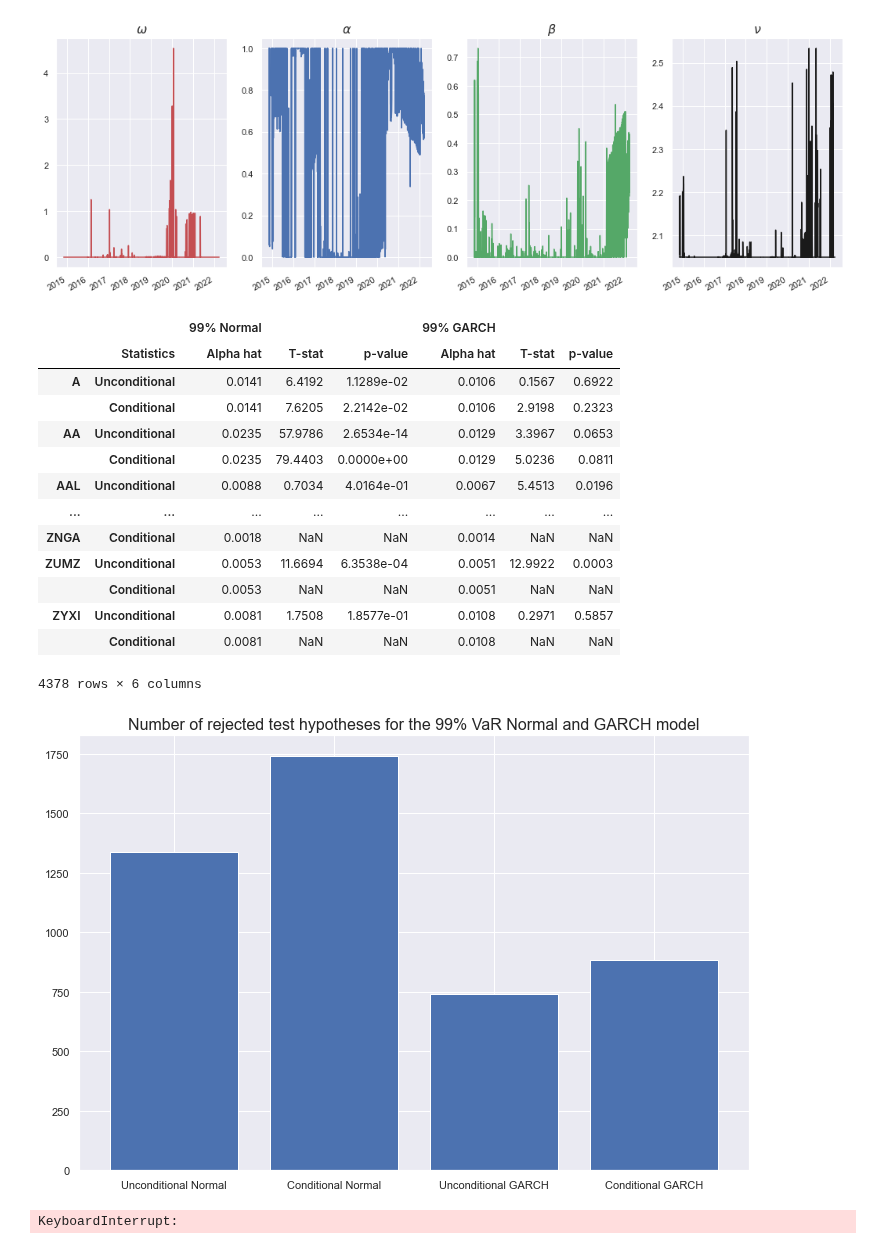
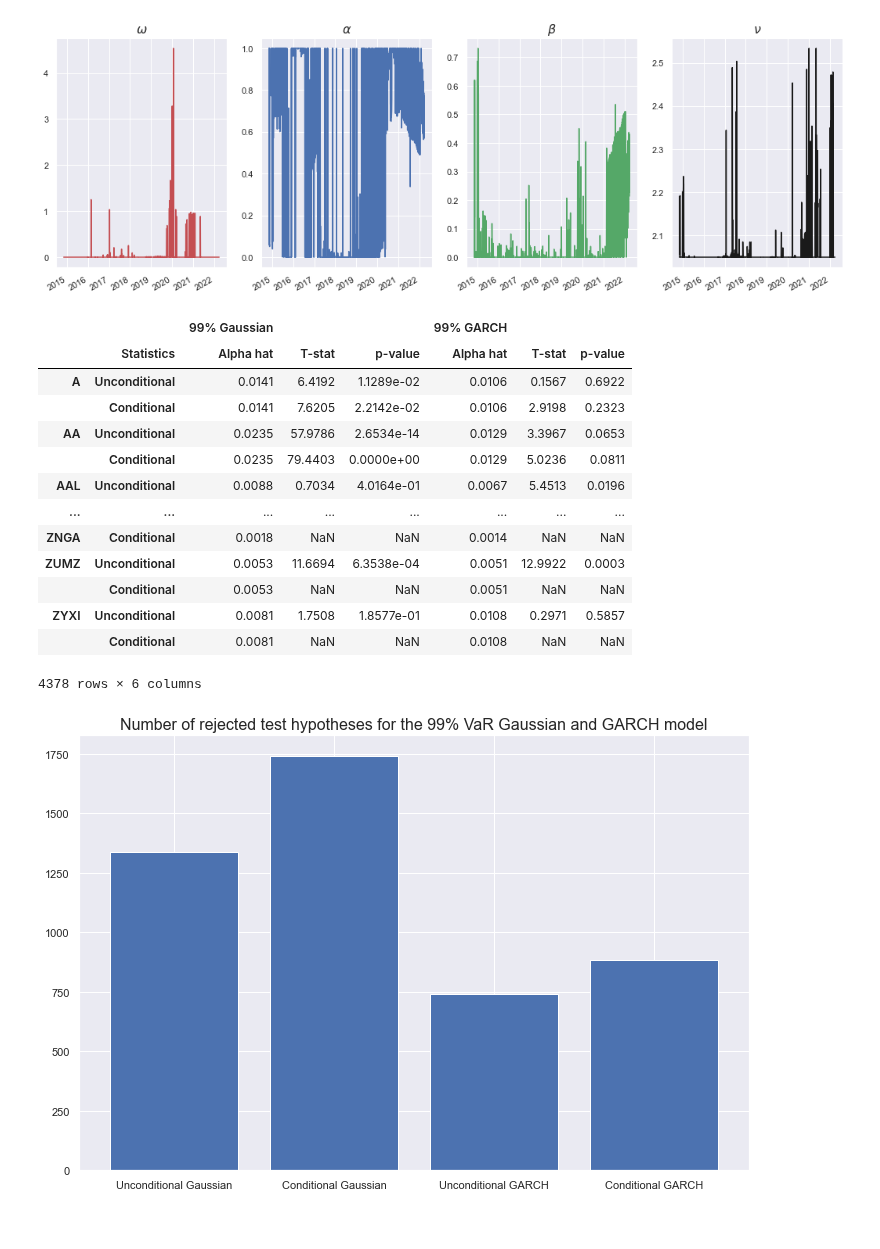
Before and after one commit to EdgyPanda/Python-Projects, a Jupyter notebook: VaR-Investigation/VaR Investigation.ipynb, the cells around one changed output. Cells and saved outputs as stored; diff of their text form; code cells hidden in the pictures.

```diff
--- a/VaR-Investigation/VaR Investigation.ipynb
+++ b/VaR-Investigation/VaR Investigation.ipynb
@@ -746,11 +760,11 @@ UncondAndCond_Coverage_GARCH99 = pd.concat([pd.DataFrame(v) for k, v in tempGARC
 UncondAndCond_Coverage_Normal99 = pd.concat([pd.DataFrame(v) for k, v in tempNormal99.items()], axis = 0, join = 'outer', keys = list(tempNormal99.keys()))
 
 UncondAndCond_Coverage = pd.concat([UncondAndCond_Coverage_Normal99, UncondAndCond_Coverage_GARCH99], axis = 1)
-UncondAndCond_Coverage.columns = pd.MultiIndex.from_product([ ["99% Normal", "99% GARCH"], ["Alpha hat","T-stat", "p-value"]], names = [" ", "Statistics"])
+UncondAndCond_Coverage.columns = pd.MultiIndex.from_product([ ["99% Gaussian", "99% GARCH"], ["Alpha hat","T-stat", "p-value"]], names = [" ", "Statistics"])
 # %%
 UncondAndCond_Coverage
 # %% [output]
-|  |  | 99% Normal |  |  | 99% GARCH |  |  |
+|  |  | 99% Gaussian |  |  | 99% GARCH |  |  |
 |  | Statistics | Alpha hat | T-stat | p-value | Alpha hat | T-stat | p-value |
 | A | Unconditional | 0.0141 | 6.4192 | 1.1289e-02 | 0.0106 | 0.1567 | 0.6922 |
 |  | Conditional | 0.0141 | 7.6205 | 2.2142e-02 | 0.0106 | 2.9198 | 0.2323 |
@@ -766,24 +780,24 @@ UncondAndCond_Coverage
 4378 rows × 6 columns
 # %%
 #Testing over multiple stocks might cause the mutliple comparison problem.
-Normal99_pvals = UncondAndCond_Coverage.loc[:,["99% Normal"]].where(UncondAndCond_Coverage.loc[:,"99% Normal"].loc[:,"p-value"] < 0.01).dropna(axis = 0)
+Normal99_pvals = UncondAndCond_Coverage.loc[:,["99% Gaussian"]].where(UncondAndCond_Coverage.loc[:,"99% Gaussian"].loc[:,"p-value"] < 0.01).dropna(axis = 0)
 GARCH99_pvals = UncondAndCond_Coverage.loc[:,["99% GARCH"]].where(UncondAndCond_Coverage.loc[:,"99% GARCH"].loc[:,"p-value"] < 0.01).dropna(axis = 0)
 
 
-xticks = ["Unconditional Normal", "Conditional Normal", "Unconditional GARCH", "Conditional GARCH"]
+xticks = ["Unconditional Gaussian", "Conditional Gaussian", "Unconditional GARCH", "Conditional GARCH"]
 
 bars = [len(Normal99_pvals.xs('Unconditional', level=1, drop_level=False).iloc[:,2]), len(Normal99_pvals.xs('Conditional', level=1, drop_level=False).iloc[:,2]),
 len(GARCH99_pvals.xs('Unconditional', level=1, drop_level=False).iloc[:,2]), len(GARCH99_pvals.xs('Conditional', level=1, drop_level=False).iloc[:,2])]
 
 
 sns.set()
 sns.color_palette('dark')
 plt.figure(figsize=(12,8))
 plt.bar(xticks, bars)
-plt.title("Number of rejected test hypotheses for the 99% VaR Normal and GARCH model", fontsize = 16)
+plt.title("Number of rejected test hypotheses for the 99% VaR Gaussian and GARCH model", fontsize = 16)
 plt.show()
 # %% [output]
-[figure, old version]
+[figure, new version]
 # %%
 #Idea, give proportion on green, yellow, red: How many days in each.
 
@@ -809,5 +826,0 @@ for name in names:
-# %%
-TrafficlightGarch = pd.concat([pd.DataFrame(v) for k, v in TrafficlightGarch.items()], axis = 1, join = 'outer', keys = list(TrafficlightGarch.keys()))
-TrafficlightGarch
-# %% [output]
-KeyboardInterrupt:
```
Also changed, not shown: parts of 24 cells of this notebook.
